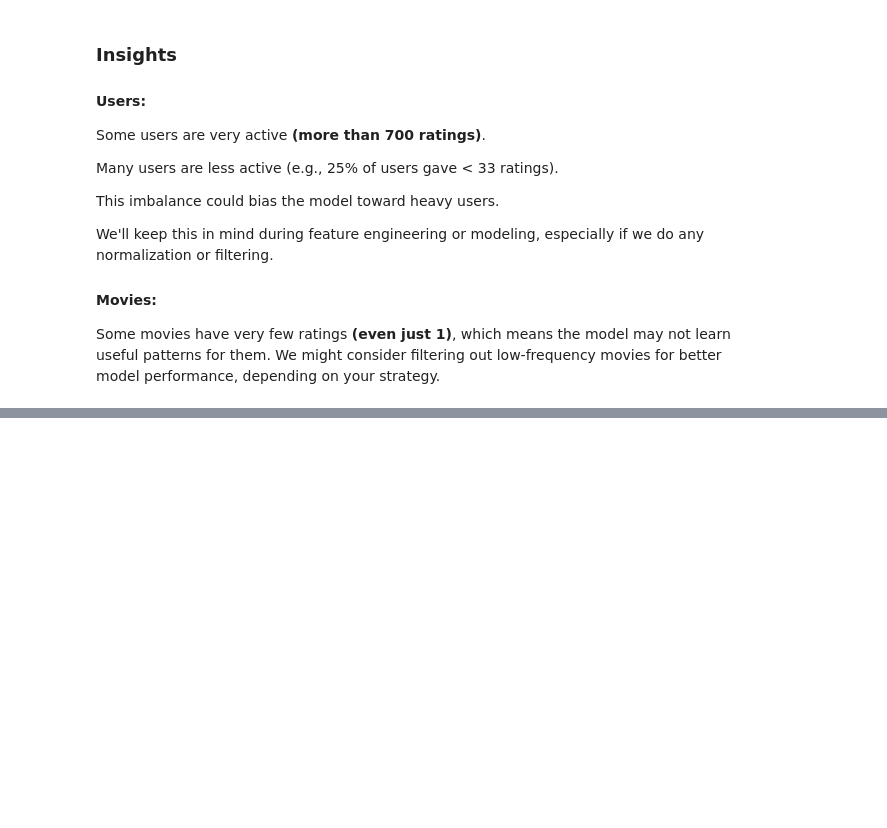
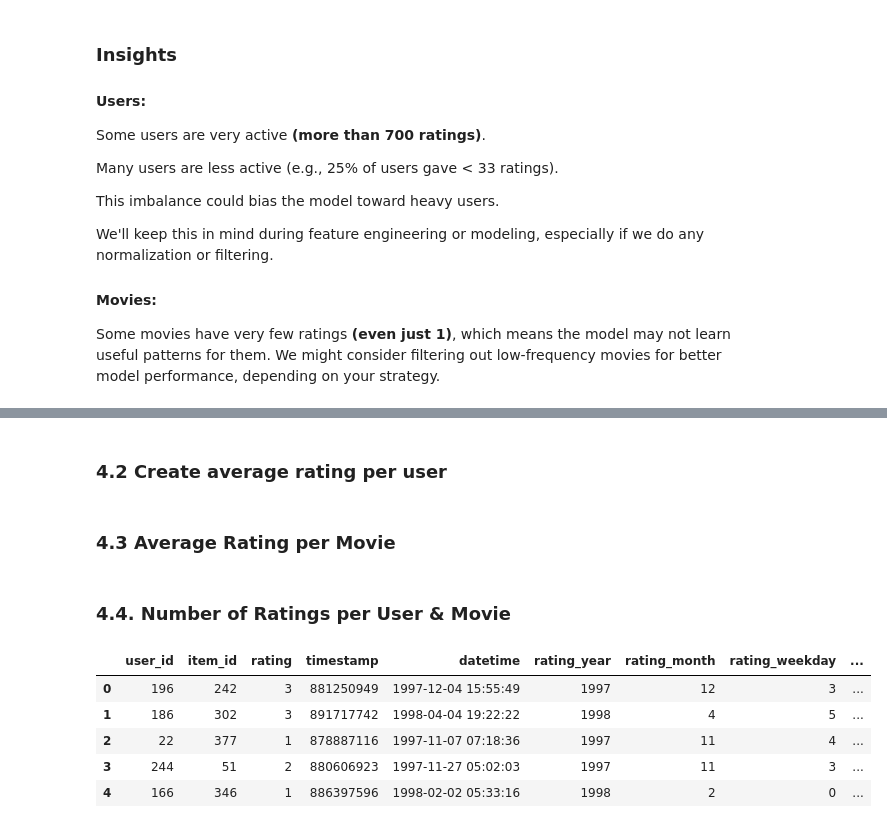
Before and after one commit to bhusalashish/Movie-Rating-Prediction, a Jupyter notebook: Supervised Learning Lab/lab1.ipynb, the cells around one changed output, grey strips where cells are left out. Cells and saved outputs as stored; diff of their text form; code cells hidden in the pictures; blank space fills up the shorter version.

```diff
--- a/Supervised Learning Lab/lab1.ipynb
+++ b/Supervised Learning Lab/lab1.ipynb
@@ -197,0 +194,11 @@ We might consider filtering out low-frequency movies for better model performanc
+# %%
+# Convert UNIX timestamp to datetime format
+ratings_df['datetime'] = pd.to_datetime(ratings_df['timestamp'], unit='s')
+
+# Extract year, month, and weekday from datetime
+ratings_df['rating_year'] = ratings_df['datetime'].dt.year
+ratings_df['rating_month'] = ratings_df['datetime'].dt.month
+ratings_df['rating_weekday'] = ratings_df['datetime'].dt.weekday
+
+# Preview new features
+ratings_df[['timestamp', 'datetime', 'rating_year', 'rating_month', 'rating_weekday']].head()
@@ -197,0 +212,35 @@ We might consider filtering out low-frequency movies for better model performanc
+# %% [markdown]
+### 4.2 Create average rating per user
+# %%
+# Calculate average rating given by each user
+user_avg_rating = ratings_df.groupby('user_id')['rating'].mean().rename('user_avg_rating')
+
+# Merge back into original DataFrame
+ratings_df = ratings_df.merge(user_avg_rating, on='user_id')
+# %% [markdown]
+### 4.3 Average Rating per Movie
+# %%
+# Calculate average rating for each movie
+movie_avg_rating = ratings_df.groupby('item_id')['rating'].mean().rename('movie_avg_rating')
+
+# Merge into main DataFrame
+ratings_df = ratings_df.merge(movie_avg_rating, on='item_id')
+# %% [markdown]
+### 4.4. Number of Ratings per User & Movie
+# %%
+# Count of ratings per user
+user_rating_count = ratings_df.groupby('user_id')['rating'].count().rename('user_rating_count')
+ratings_df = ratings_df.merge(user_rating_count, on='user_id')
+
+# Count of ratings per movie
+movie_rating_count = ratings_df.groupby('item_id')['rating'].count().rename('movie_rating_count')
+ratings_df = ratings_df.merge(movie_rating_count, on='item_id')
+# %%
+ratings_df.head()
+# %% [output]
+|  | user_id | item_id | rating | timestamp | datetime | rating_year | rating_month | rating_weekday | ... |
+| 0 | 196 | 242 | 3 | 881250949 | 1997-12-04 15:55:49 | 1997 | 12 | 3 | ... |
+| 1 | 186 | 302 | 3 | 891717742 | 1998-04-04 19:22:22 | 1998 | 4 | 5 | ... |
+| 2 | 22 | 377 | 1 | 878887116 | 1997-11-07 07:18:36 | 1997 | 11 | 4 | ... |
+| 3 | 244 | 51 | 2 | 880606923 | 1997-11-27 05:02:03 | 1997 | 11 | 3 | ... |
+| 4 | 166 | 346 | 1 | 886397596 | 1998-02-02 05:33:16 | 1998 | 2 | 0 | ... |
```
Also changed, not shown: parts of 7 cells of this notebook.
